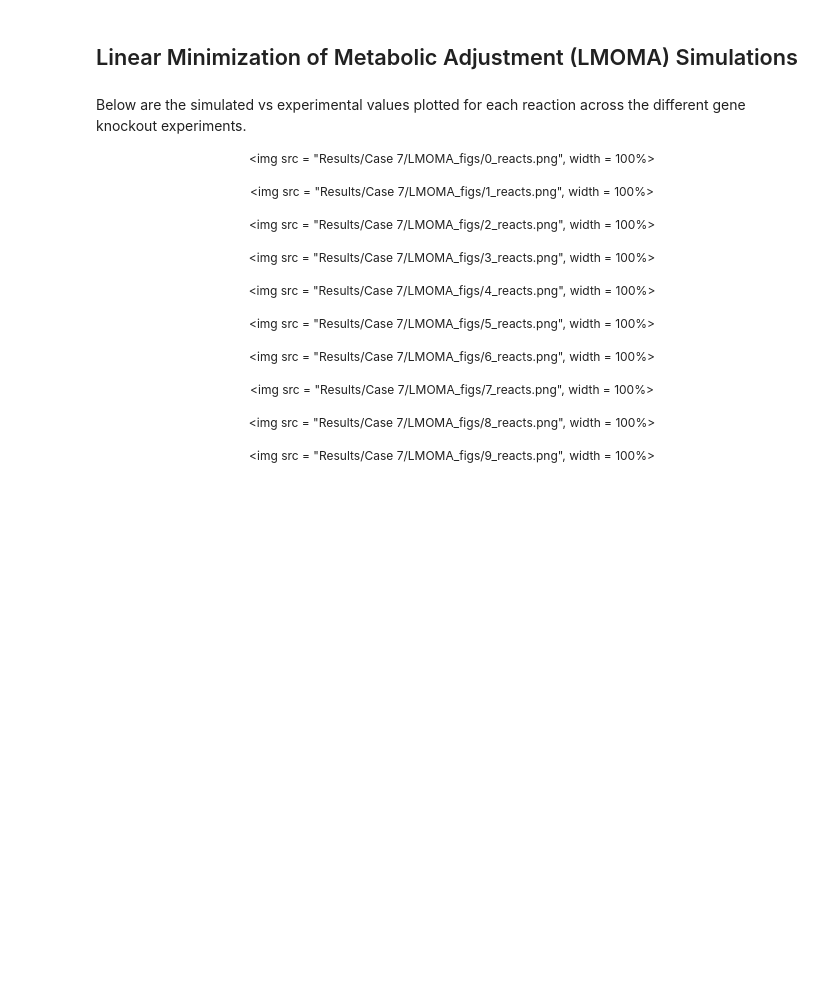
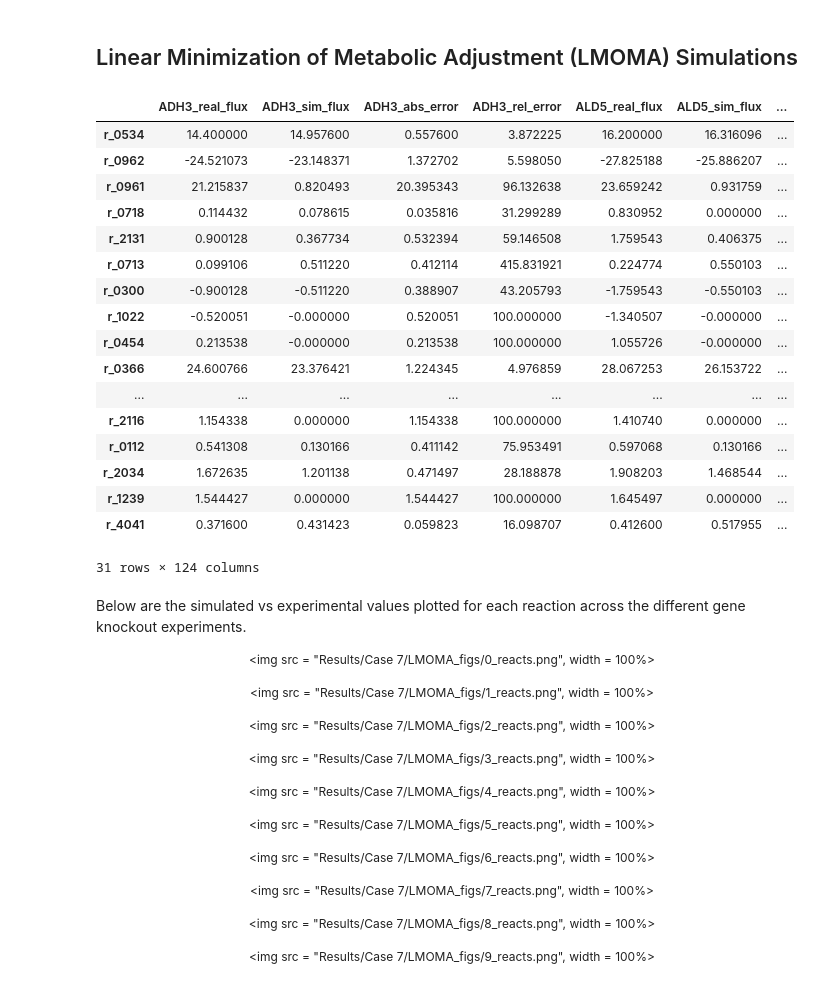
Before and after one commit to TelmaAfonso/DeYeast, a Jupyter notebook: case7.ipynb, the cells around one changed output. Cells and saved outputs as stored; diff of their text form; code cells hidden in the pictures; blank space fills up the shorter version.

Commit message:
Updated case7 report.

```diff
--- a/case7.ipynb
+++ b/case7.ipynb
@@ -40,6 +154,25 @@ df_fva_exp_sim
 # %% [markdown]
 ## Linear Minimization of Metabolic Adjustment (LMOMA) Simulations
 # %%
-res_lmoma, res_lmoma_df, wt_lmoma_df, df_lmoma_exp_sim, df_lmoma_exp_sim_errors = case7.lmomaPipeline(fluxes_O2 = fluxes_O2, exp_dataset = exp_dataset, reference_dict = res_pfba, plotGenes = False, plotReacts = False, saveGenesPlot = False, res_exists = True)
+res_lmoma, res_lmoma_df, df_lmoma_exp_sim, df_lmoma_exp_sim_errors = case7.lmomaPipeline(fluxes_O2 = fluxes_O2, exp_dataset = exp_dataset, reference_dict = res_pfba, plotGenes = False, plotReacts = False, saveGenesPlot = False, res_exists = True)
 df_lmoma_exp_sim_errors
+# %% [output]
+|  | ADH3_real_flux | ADH3_sim_flux | ADH3_abs_error | ADH3_rel_error | ALD5_real_flux | ALD5_sim_flux | ... |
+| r_0534 | 14.400000 | 14.957600 | 0.557600 | 3.872225 | 16.200000 | 16.316096 | ... |
+| r_0962 | -24.521073 | -23.148371 | 1.372702 | 5.598050 | -27.825188 | -25.886207 | ... |
+| r_0961 | 21.215837 | 0.820493 | 20.395343 | 96.132638 | 23.659242 | 0.931759 | ... |
+| r_0718 | 0.114432 | 0.078615 | 0.035816 | 31.299289 | 0.830952 | 0.000000 | ... |
+| r_2131 | 0.900128 | 0.367734 | 0.532394 | 59.146508 | 1.759543 | 0.406375 | ... |
+| r_0713 | 0.099106 | 0.511220 | 0.412114 | 415.831921 | 0.224774 | 0.550103 | ... |
+| r_0300 | -0.900128 | -0.511220 | 0.388907 | 43.205793 | -1.759543 | -0.550103 | ... |
+| r_1022 | -0.520051 | -0.000000 | 0.520051 | 100.000000 | -1.340507 | -0.000000 | ... |
+| r_0454 | 0.213538 | -0.000000 | 0.213538 | 100.000000 | 1.055726 | -0.000000 | ... |
+| r_0366 | 24.600766 | 23.376421 | 1.224345 | 4.976859 | 28.067253 | 26.153722 | ... |
+| ... | ... | ... | ... | ... | ... | ... | ... |
+| r_2116 | 1.154338 | 0.000000 | 1.154338 | 100.000000 | 1.410740 | 0.000000 | ... |
+| r_0112 | 0.541308 | 0.130166 | 0.411142 | 75.953491 | 0.597068 | 0.130166 | ... |
+| r_2034 | 1.672635 | 1.201138 | 0.471497 | 28.188878 | 1.908203 | 1.468544 | ... |
+| r_1239 | 1.544427 | 0.000000 | 1.544427 | 100.000000 | 1.645497 | 0.000000 | ... |
+| r_4041 | 0.371600 | 0.431423 | 0.059823 | 16.098707 | 0.412600 | 0.517955 | ... |
+31 rows × 124 columns
 # %% [markdown]
```
Also changed, not shown: parts of 39 cells of this notebook, 50 other files.
